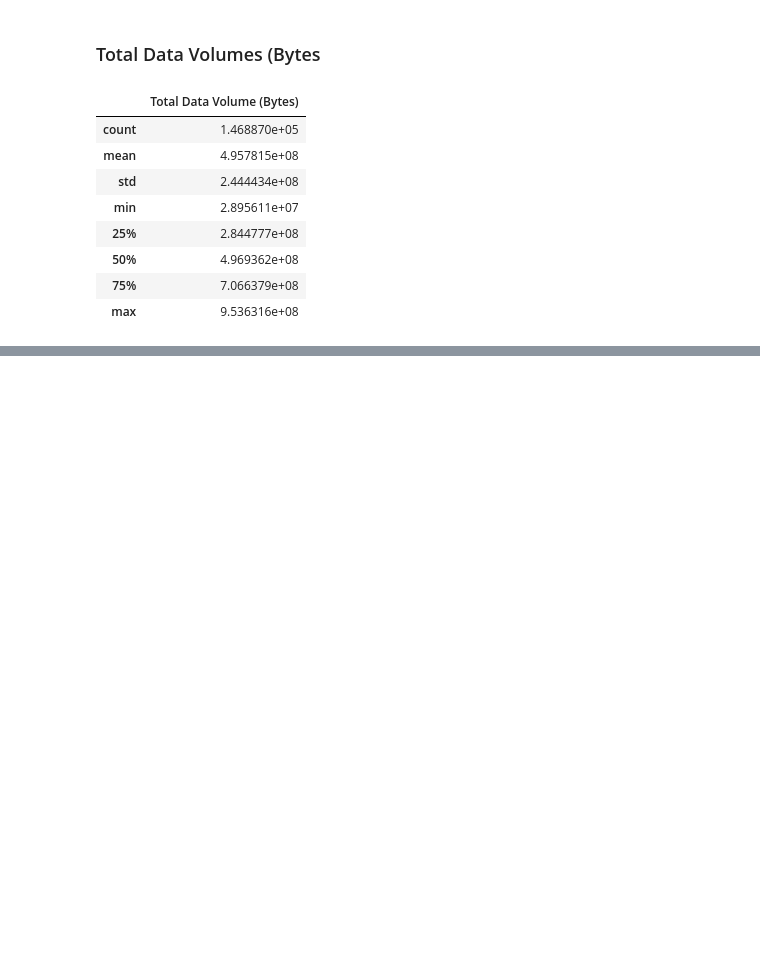
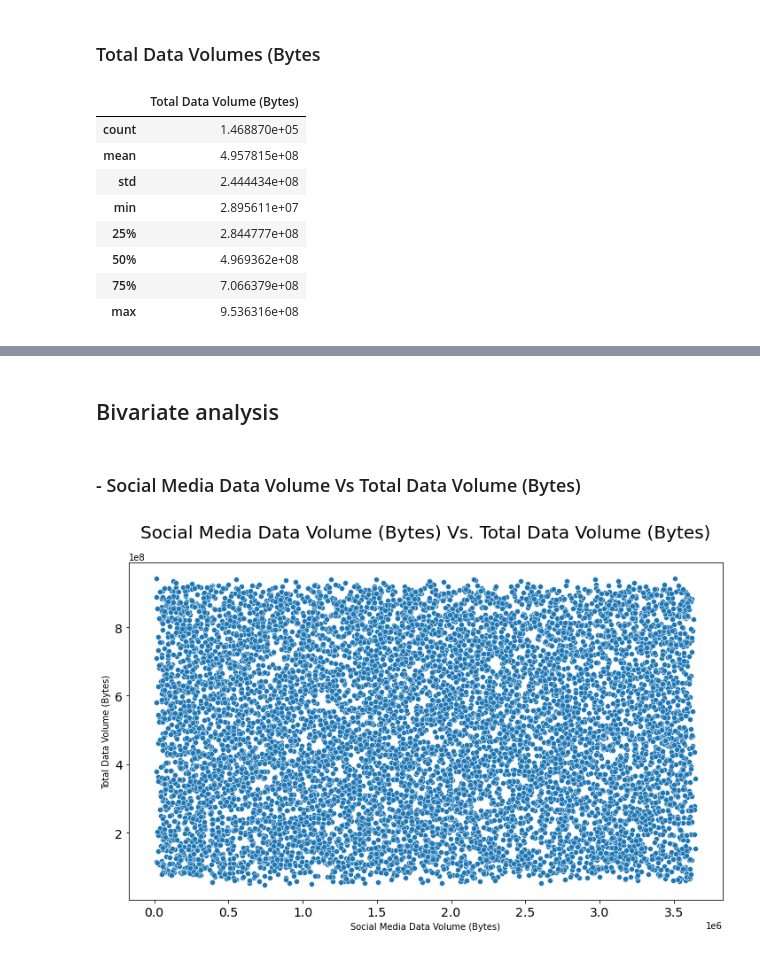
Before and after one commit to gezish/TellCo-UserDataAnalytics, a Jupyter notebook: notebooks/user_overview_analysis.ipynb, the cells around one changed output, grey strips where cells are left out. Cells and saved outputs as stored; diff of their text form; code cells hidden in the pictures; blank space fills up the shorter version.

```diff
--- a/notebooks/user_overview_analysis.ipynb
+++ b/notebooks/user_overview_analysis.ipynb
@@ -327,0 +317,8 @@ plot_hist(clean_data, 'Total Data Volume (Bytes)', '#030A41')
+# %% [markdown]
+## Bivariate analysis
+# %% [markdown]
+### - Social Media Data Volume Vs Total Data Volume (Bytes)
+# %%
+plot_scatter(clean_data.sample(10000), 'Social Media Data Volume (Bytes)', 'Total Data Volume (Bytes)')
+# %% [output]
+[figure, added]
```
Also changed, not shown: parts of 36 cells of this notebook.
